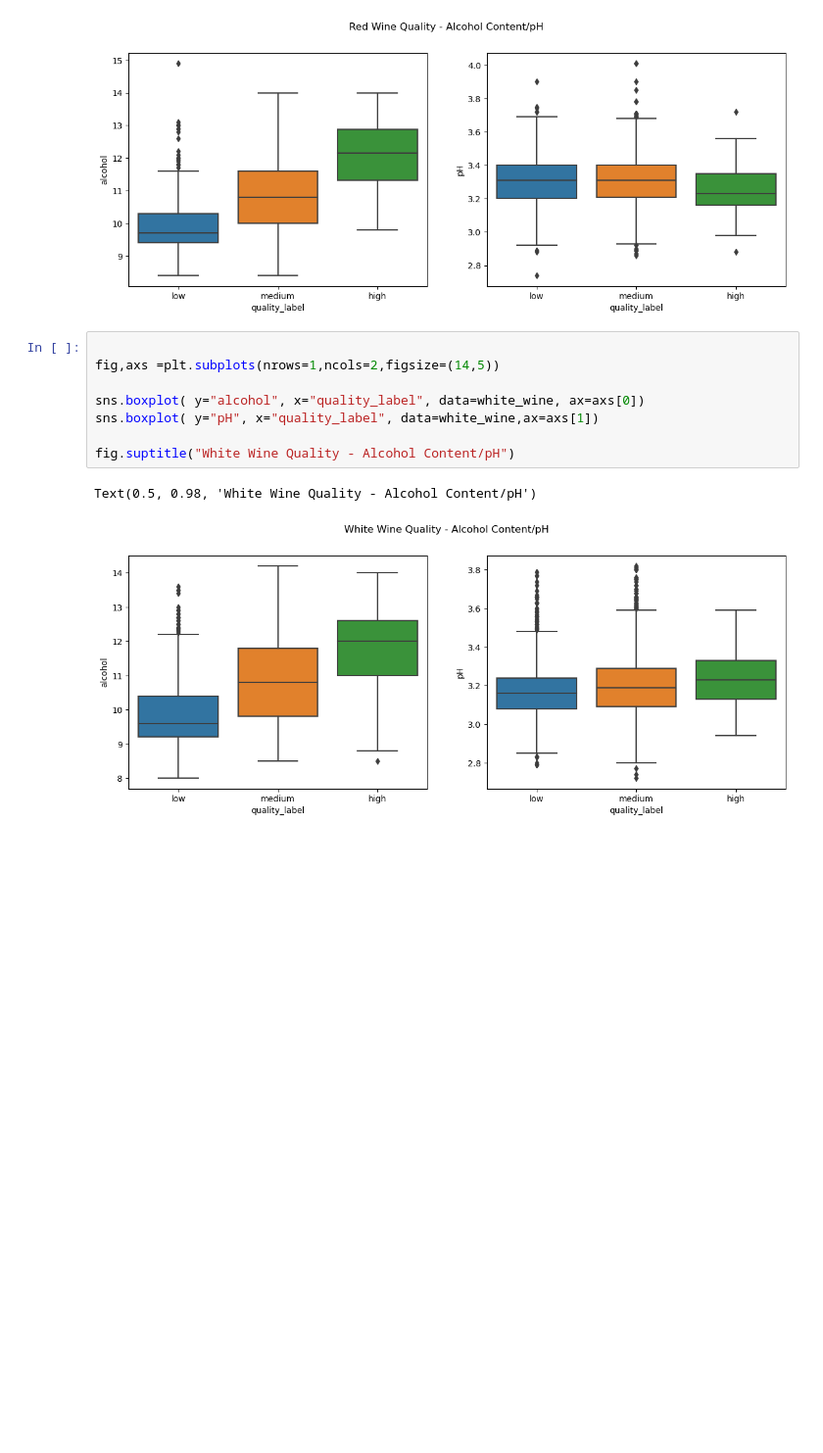
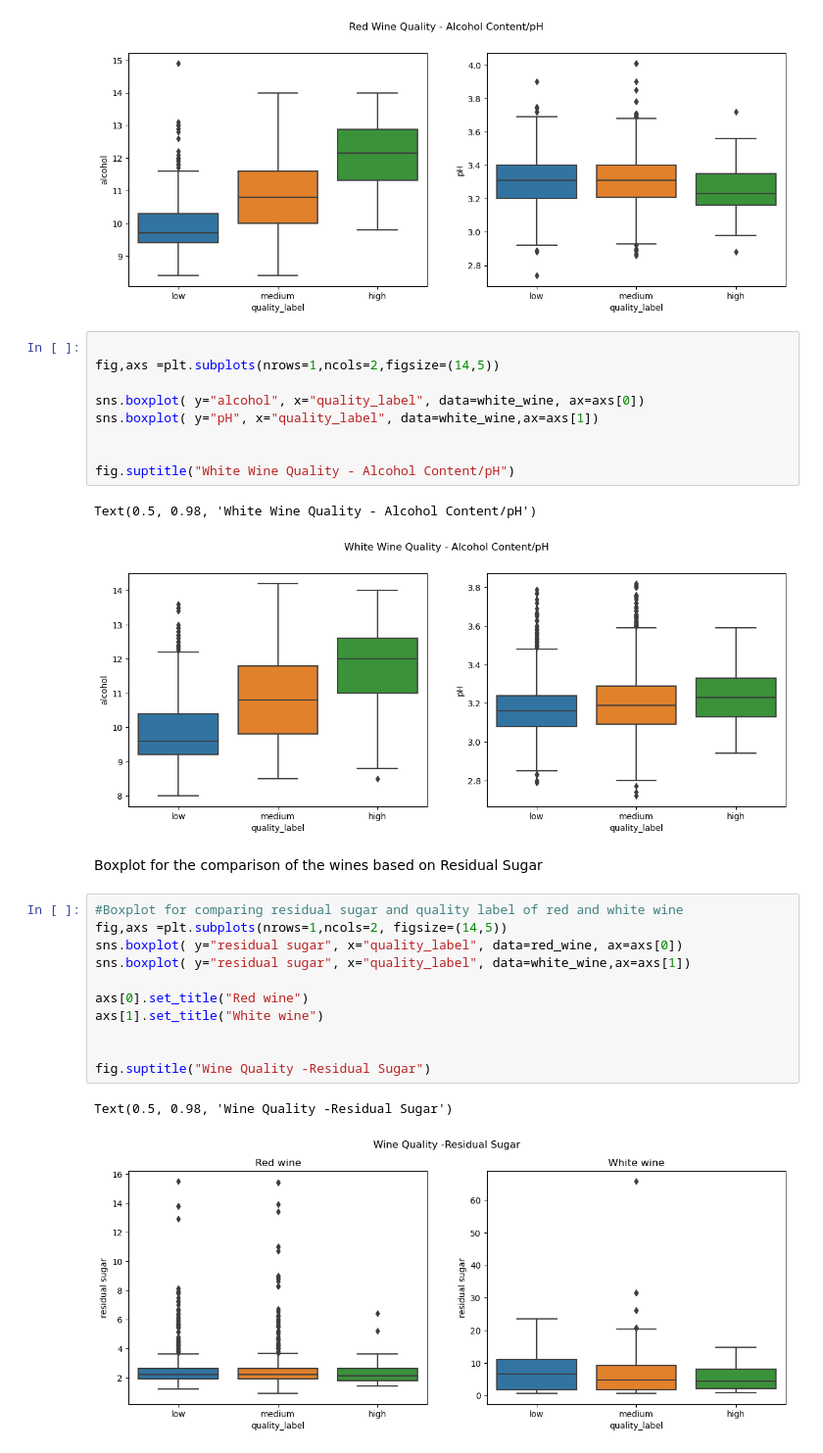
Before and after one commit to Godwin-Oti/Wine-Type-Analysis-and-Quality-Prediction-, a Jupyter notebook: Winery_project.ipynb, the cells around one changed output. Shown at 98% size. Saved outputs shown, nothing was run; the diff lists cells and outputs as text; blank space fills up the shorter version.

```diff
--- a/Winery_project.ipynb
+++ b/Winery_project.ipynb
@@ -366,7 +368,24 @@ fig,axs =plt.subplots(nrows=1,ncols=2,figsize=(14,5))
 sns.boxplot( y="alcohol", x="quality_label", data=white_wine, ax=axs[0])
 sns.boxplot( y="pH", x="quality_label", data=white_wine,ax=axs[1])
 
+
 fig.suptitle("White Wine Quality - Alcohol Content/pH")
 # %% [output]
 Text(0.5, 0.98, 'White Wine Quality - Alcohol Content/pH')
 [figure]
+# %% [markdown]
+Boxplot for the comparison of the wines based on Residual Sugar
+# %%
+#Boxplot for comparing residual sugar and quality label of red and white wine
+fig,axs =plt.subplots(nrows=1,ncols=2, figsize=(14,5))
+sns.boxplot( y="residual sugar", x="quality_label", data=red_wine, ax=axs[0])
+sns.boxplot( y="residual sugar", x="quality_label", data=white_wine,ax=axs[1])
+
+axs[0].set_title("Red wine")
+axs[1].set_title("White wine")
+
+
+fig.suptitle("Wine Quality -Residual Sugar")
+# %% [output]
+Text(0.5, 0.98, 'Wine Quality -Residual Sugar')
+[figure, added]
```
Also changed, not shown: parts of 14 cells of this notebook, 1 other file.
